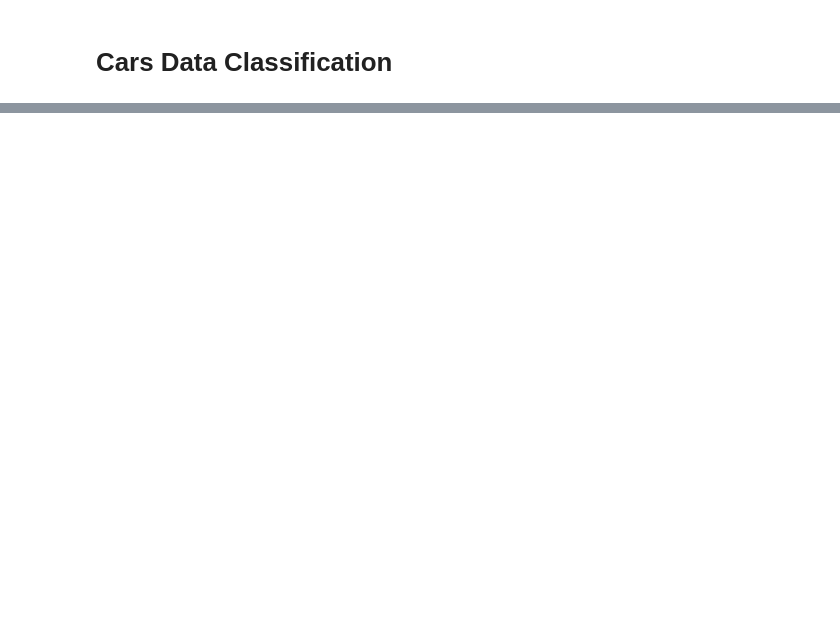
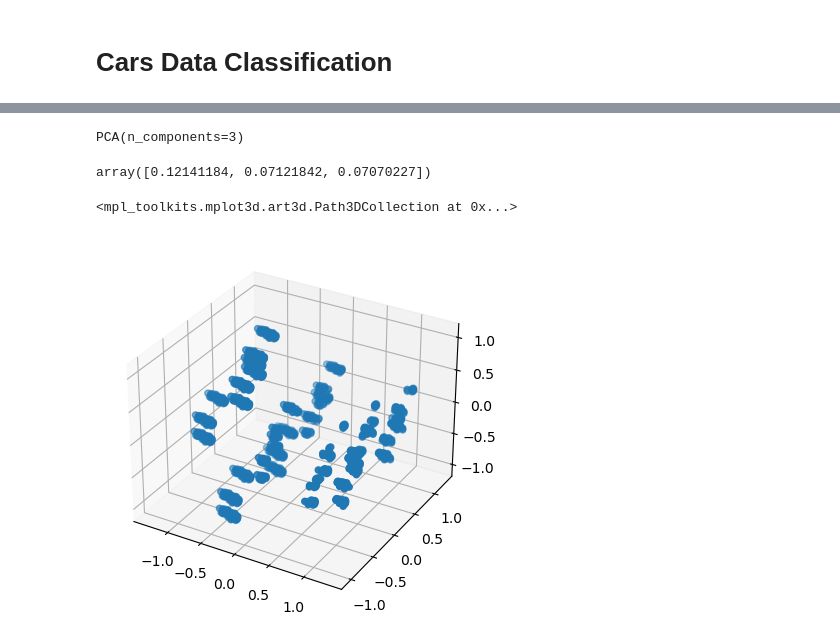
Before and after one commit to RISHIT7/Programming, a Jupyter notebook: Python/Projects/Advanced Projects/CarDataML/Code/MyImplementation.ipynb, the cells around one changed output, grey strips where cells are left out. Drawn from its saved outputs; the diff is of its cells as text; code cells hidden in the pictures; blank space fills up the shorter version.

```diff
--- a/Python/Projects/Advanced Projects/CarDataML/Code/MyImplementation.ipynb
+++ b/Python/Projects/Advanced Projects/CarDataML/Code/MyImplementation.ipynb
@@ -26,0 +32,4 @@ data = pd.read_excel(
+# %%
+data_variables = ['buying', 'maint', 'door', 'persons', 'lug_boot', 'safety', 'class']
+# %%
+data = pd.get_dummies(data=data, prefix = data_variables, columns=data_variables)
@@ -26,0 +46,17 @@ data = pd.read_excel(
+# %%
+pca_3 = PCA(n_components=3)
+pca_3.fit(data)
+# %% [output]
+PCA(n_components=3)
+# %%
+pca_3.explained_variance_ratio_
+# %% [output]
+array([0.12141184, 0.07121842, 0.07070227])
+# %%
+x_trans_3 = pca_3.transform(data)
+# %%
+fig, ax = plt.subplots(subplot_kw={"projection": "3d"})
+ax.scatter(x_trans_3[:,0], x_trans_3[:,1], x_trans_3[:, 2])
+# %% [output]
+<mpl_toolkits.mplot3d.art3d.Path3DCollection at 0x...>
+[figure, added]
```
Also changed, not shown: parts of 8 cells of this notebook, 8 other files.
